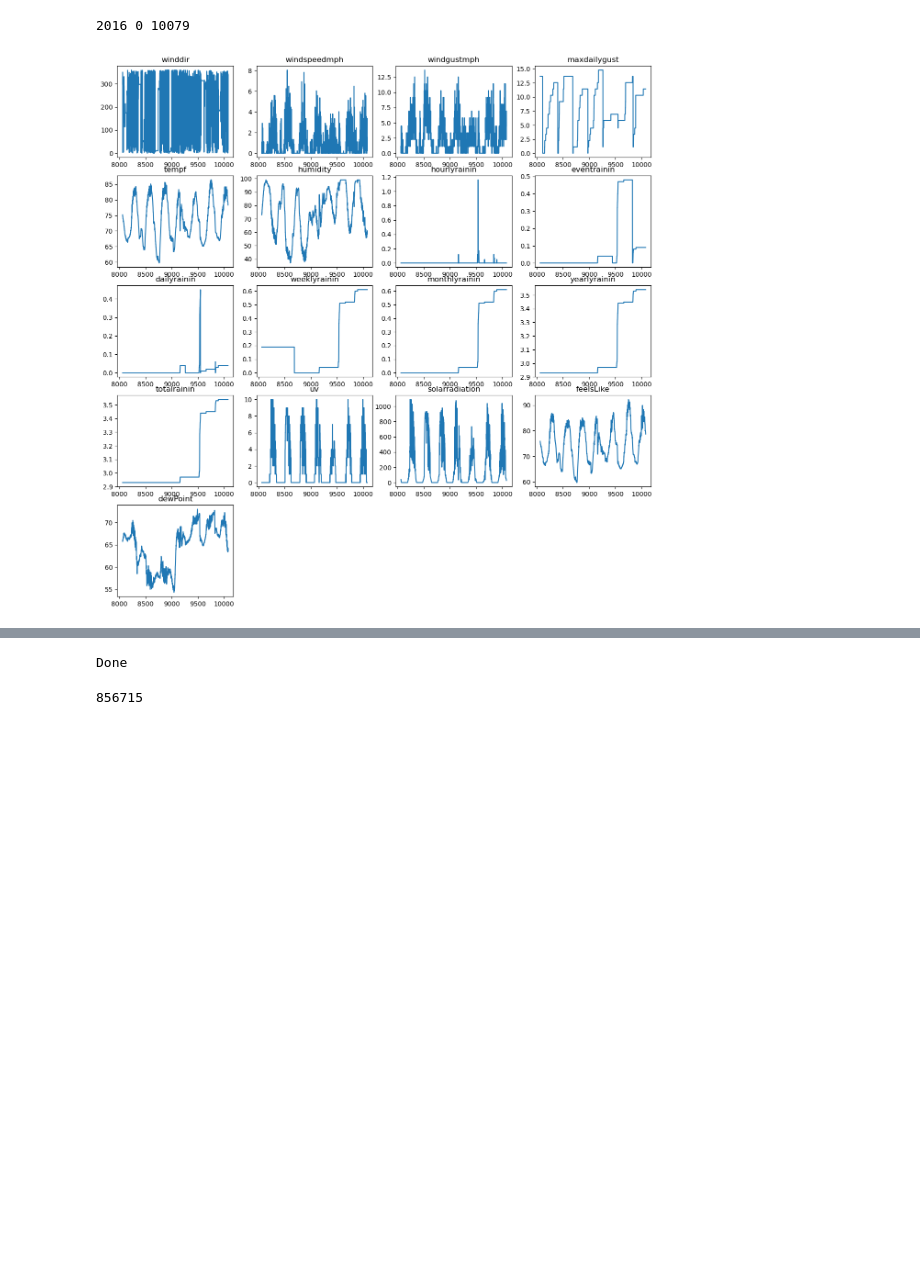
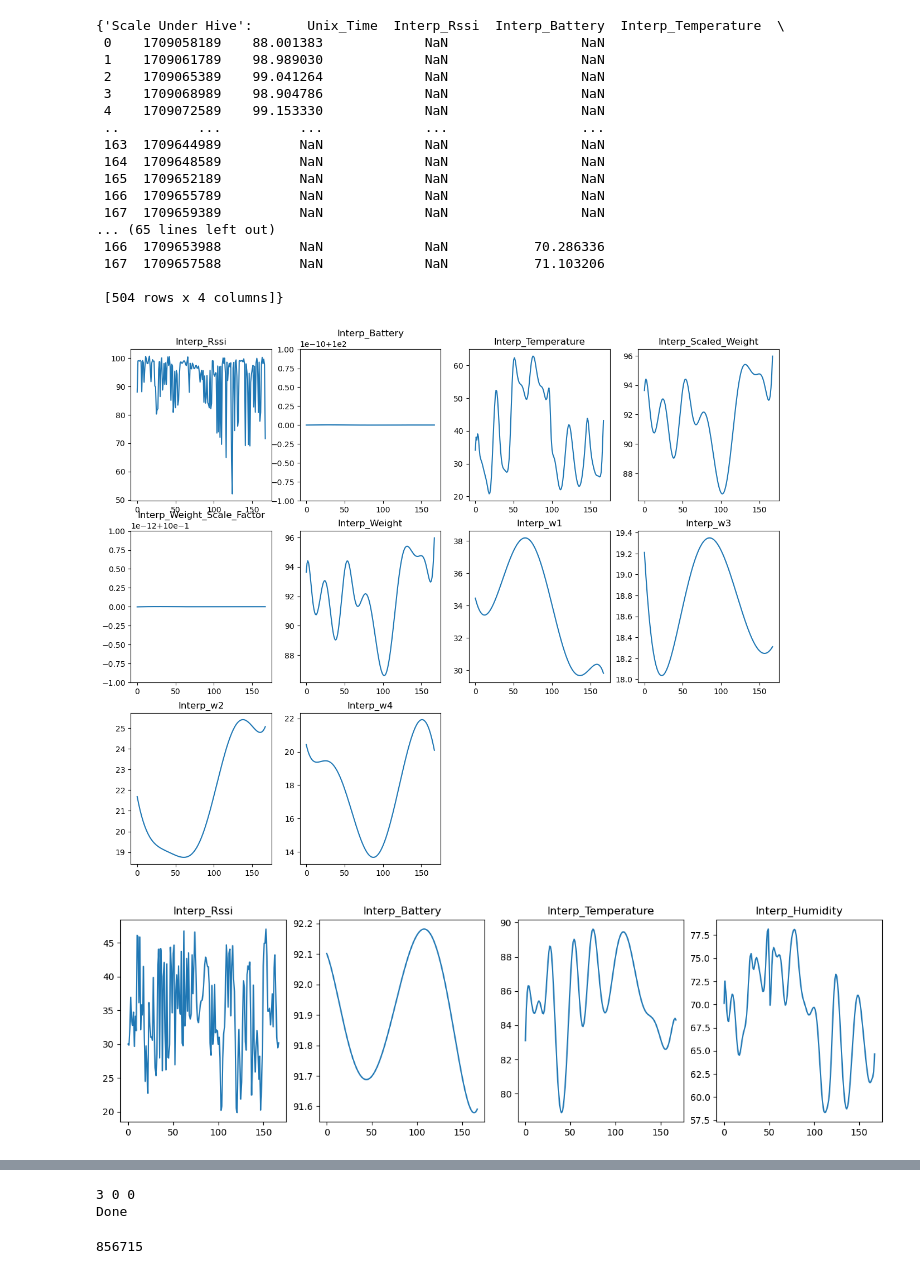
Before and after one commit to tiedyefreak22/Creative-Envy-Dashboard, a Jupyter notebook: Test.ipynb, the cells around one changed output, grey strips where cells are left out. Saved outputs shown, nothing was run; the diff lists cells and outputs as text; code cells hidden in the pictures; blank space fills up the shorter version.

Commit message:
Alright.  Tentatively Graphing all data

```diff
--- a/Test.ipynb
+++ b/Test.ipynb
@@ -1,36 +1,67 @@
 # %%
 import pandas as pd
 import numpy as np
 from scipy.interpolate import CubicSpline, UnivariateSpline, InterpolatedUnivariateSpline, interp1d
 from datetime import datetime
 from math import floor
 import matplotlib.pyplot as plt
 from BEE_WEATHER_DATA import BROODMINDER_GET, AMBIENT_GET, READ_HIVE, PROCESS_HIVE, READ_BEE_WEATHER, PROCESS_BEE_WEATHER, PROCESS_AMBIENT
 
-hive_name = "New Left Hive"
-Data, len1, len2 = PROCESS_AMBIENT()
-#Data, len1, len2 = PROCESS_BEE_WEATHER()
-#Data, len1, len2 = PROCESS_HIVE(hive_name)
-print(len(Data), len1, len2)
-
 def Graph_Data(Data): #Pandas DF
-    metrics = [i for i in list(Data.keys()) if not i == "dateutc" and not i == "lastRain" and not i == "Unix_Time"]
+    metrics = [i for i in list(Data.keys()) if not i == "dateutc" and not i == "lastRain" and not i == "Unix_Time" and not i == "Sample" and not i == "w1" and not i == "w2" and not i == "w3" and not i == "w4"]
     metric_num = len(metrics)
-    plt.figure(figsize=(15, 15))
-    plt.subplots_adjust(hspace=0.2)
 
     ncols = 4
     nrows = metric_num // ncols + (metric_num % ncols > 0)
+    plt.figure(figsize=(15, 4*nrows))
+    plt.subplots_adjust(hspace=0.2)
 
     for i, match in enumerate(metrics):
-        ax = plt.subplot(nrows, ncols, i + 1)
-        Data[str(match)].plot(ax=ax)
-        ax.set_title(str(match))
+        try:
+            ax = plt.subplot(nrows, ncols, i + 1)
+            Data[str(match)].plot(ax=ax)
+            ax.set_title(str(match))
+        except:
+            pass
     plt.show()
 
-Graph_Data(Data)
+hive_name = "New Left Hive"
+key = 3
+
+if key == 1:
+    Data, len1, len2 = PROCESS_AMBIENT()
+    #display(Data)
+    Graph_Data(Data)
+if key == 2:
+    Data, len1, len2 = PROCESS_BEE_WEATHER()
+    #display(Data)
+    Graph_Data(Data)
+if key == 3:
+    Data, len1, len2 = PROCESS_HIVE(hive_name)
+    display(Data)
+    [Graph_Data(Data[i]) for i in Data.keys()]
+    #[Graph_Data(Data[i]) for i in Data.keys()]
+
+print(len(Data), len1, len2)
 
 print("Done")
 # %% [output]
-2016 0 10079
+{'Scale Under Hive':       Unix_Time  Interp_Rssi  Interp_Battery  Interp_Temperature  \
+ 0    1709058189    88.001383             NaN                 NaN
+ 1    1709061789    98.989030             NaN                 NaN
+ 2    1709065389    99.041264             NaN                 NaN
+ 3    1709068989    98.904786             NaN                 NaN
+ 4    1709072589    99.153330             NaN                 NaN
+ ..          ...          ...             ...                 ...
+ 163  1709644989          NaN             NaN                 NaN
+ 164  1709648589          NaN             NaN                 NaN
+ 165  1709652189          NaN             NaN                 NaN
+ 166  1709655789          NaN             NaN                 NaN
+ 167  1709659389          NaN             NaN                 NaN
+... (65 lines left out)
+ 166  1709653988          NaN             NaN           70.286336
+ 167  1709657588          NaN             NaN           71.103206
+
+ [504 rows x 4 columns]}
-[figure, old version]
+[figure, new version]
+[figure, added]
@@ -37,3 +69,4 @@ print("Done")
+3 0 0
 Done
 # %%
  print(len(Data))
```
Also changed, not shown: parts of 1 cell of this notebook, 1 other file.
